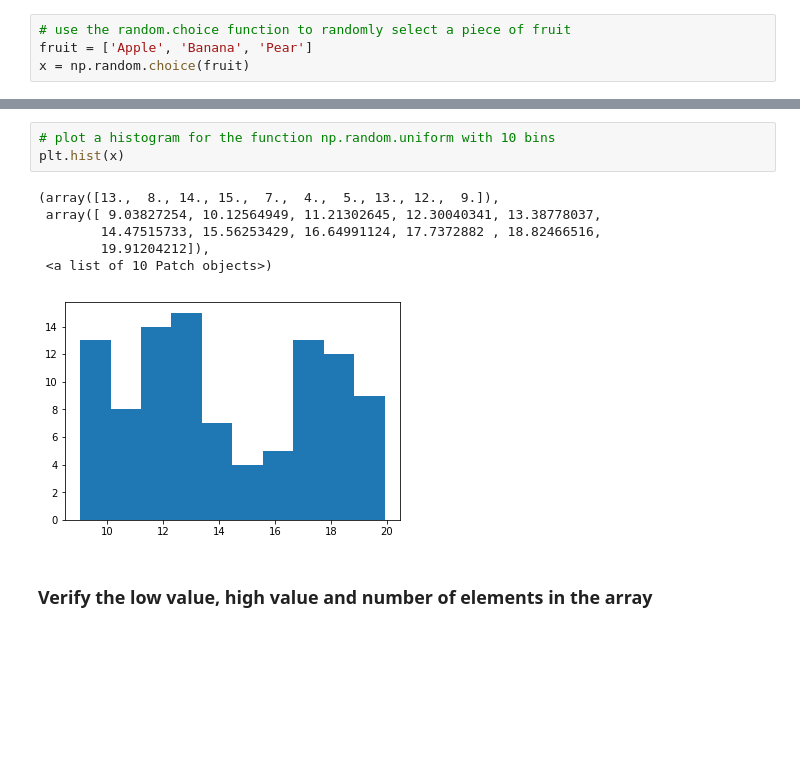
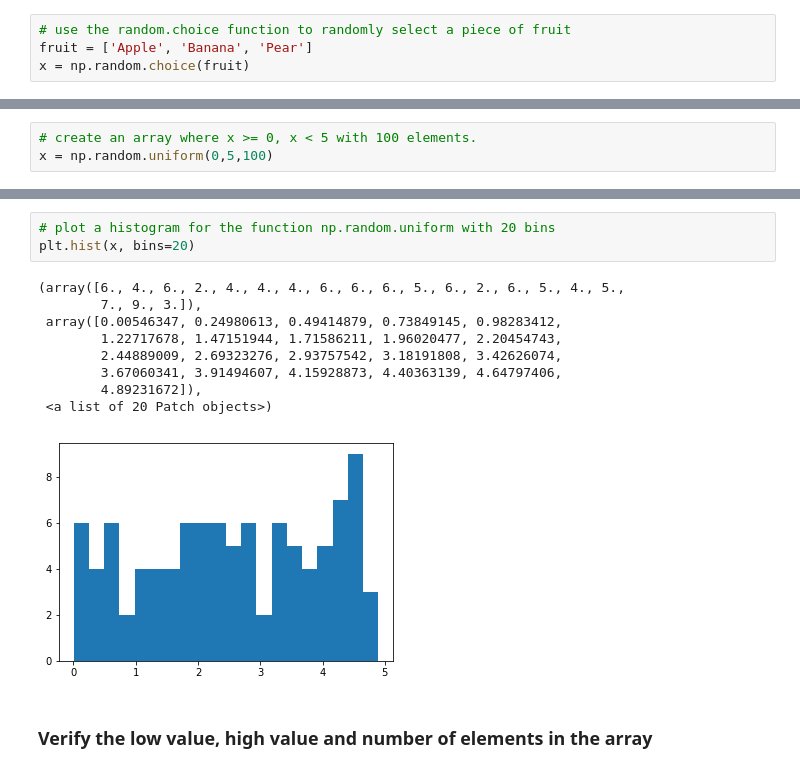
Before and after one commit to beccycole/Programming-for-Data-Analysis, a Jupyter notebook: numpy-random.ipynb, the cells around one changed output, grey strips where cells are left out. Drawn from its saved outputs; the diff is of its cells as text; blank space fills up the shorter version.

Commit message:
Created examples for distribution functions

```diff
--- a/numpy-random.ipynb
+++ b/numpy-random.ipynb
@@ -154,0 +166,3 @@ array([12.26183936, 11.67571898, 19.10498503, 10.49608887, 10.08921649,
+# %%
+# create an array where x >= 0, x < 5 with 100 elements.
+x = np.random.uniform(0,5,100)
@@ -155,13 +192,16 @@ array([12.26183936, 11.67571898, 19.10498503, 10.49608887, 10.08921649,
 # %%
-# plot a histogram for the function np.random.uniform with 10 bins
-plt.hist(x)
+# plot a histogram for the function np.random.uniform with 20 bins
+plt.hist(x, bins=20)
 # %% [output]
-(array([13.,  8., 14., 15.,  7.,  4.,  5., 13., 12.,  9.]),
- array([ 9.03827254, 10.12564949, 11.21302645, 12.30040341, 13.38778037,
-        14.47515733, 15.56253429, 16.64991124, 17.7372882 , 18.82466516,
-        19.91204212]),
- <a list of 10 Patch objects>)
+(array([6., 4., 6., 2., 4., 4., 4., 6., 6., 6., 5., 6., 2., 6., 5., 4., 5.,
+        7., 9., 3.]),
+ array([0.00546347, 0.24980613, 0.49414879, 0.73849145, 0.98283412,
+        1.22717678, 1.47151944, 1.71586211, 1.96020477, 2.20454743,
+        2.44889009, 2.69323276, 2.93757542, 3.18191808, 3.42626074,
+        3.67060341, 3.91494607, 4.15928873, 4.40363139, 4.64797406,
+        4.89231672]),
+ <a list of 20 Patch objects>)
-[figure, old version]
+[figure, new version]
 # %% [markdown]
 ### Verify the low value, high value and number of elements in the array
 # %%
```
Also changed, not shown: parts of 48 cells of this notebook.
